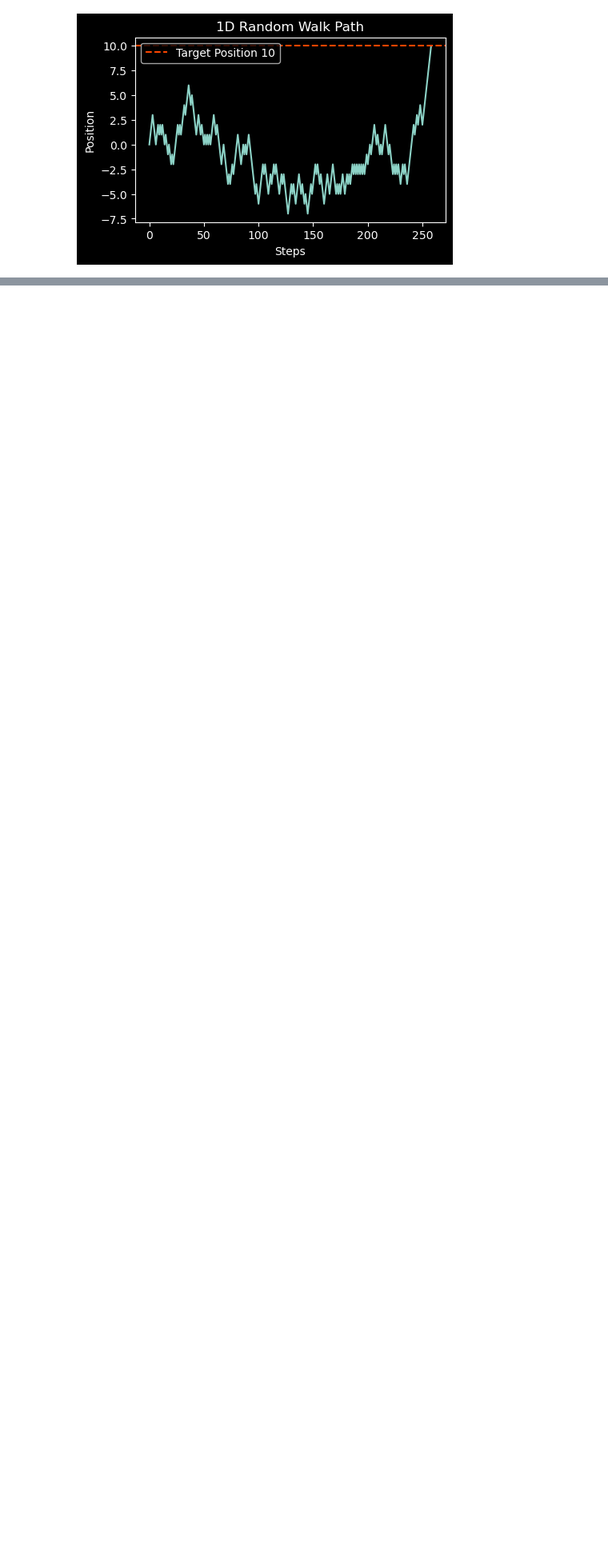
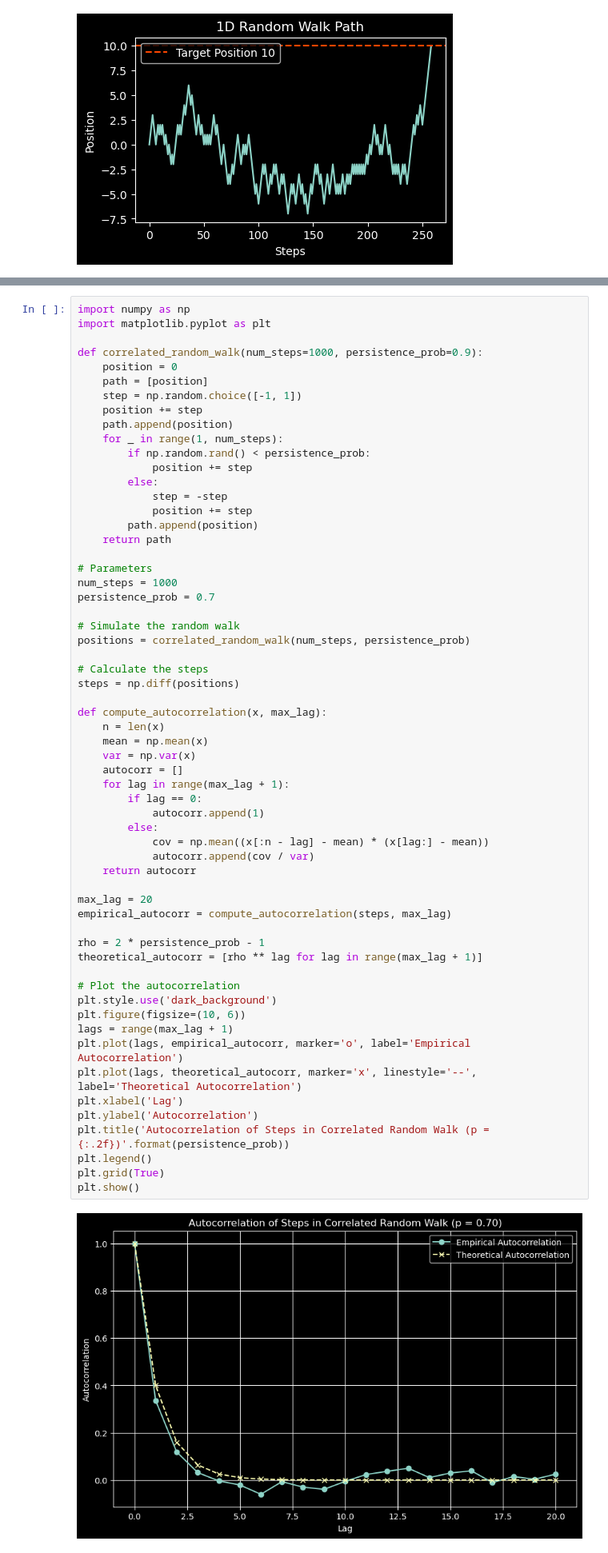
Before and after one commit to CAS-ReproLab/FunWithModels, a Jupyter notebook: Random Walks/1D_SRW.ipynb, the cells around one changed output, grey strips where cells are left out. Shown: that part at 80% size. Saved outputs shown, nothing was run; the diff lists cells and outputs as text; blank space fills up the shorter version.

```diff
--- a/Random Walks/1D_SRW.ipynb
+++ b/Random Walks/1D_SRW.ipynb
@@ -473,0 +395,62 @@ with plt.style.context('dark_background'):
+# %%
+import numpy as np
+import matplotlib.pyplot as plt
+
+def correlated_random_walk(num_steps=1000, persistence_prob=0.9):
+    position = 0
+    path = [position]
+    step = np.random.choice([-1, 1])
+    position += step
+    path.append(position)
+    for _ in range(1, num_steps):
+        if np.random.rand() < persistence_prob:
+            position += step
+        else:
+            step = -step
+            position += step
+        path.append(position)
+    return path
+
+# Parameters
+num_steps = 1000
+persistence_prob = 0.7
+
+# Simulate the random walk
+positions = correlated_random_walk(num_steps, persistence_prob)
+
+# Calculate the steps
+steps = np.diff(positions)
+
+def compute_autocorrelation(x, max_lag):
+    n = len(x)
+    mean = np.mean(x)
+    var = np.var(x)
+    autocorr = []
+    for lag in range(max_lag + 1):
+        if lag == 0:
+            autocorr.append(1)
+        else:
+            cov = np.mean((x[:n - lag] - mean) * (x[lag:] - mean))
+            autocorr.append(cov / var)
+    return autocorr
+
+max_lag = 20
+empirical_autocorr = compute_autocorrelation(steps, max_lag)
+
+rho = 2 * persistence_prob - 1
+theoretical_autocorr = [rho ** lag for lag in range(max_lag + 1)]
+
+# Plot the autocorrelation
+plt.style.use('dark_background')
+plt.figure(figsize=(10, 6))
+lags = range(max_lag + 1)
+plt.plot(lags, empirical_autocorr, marker='o', label='Empirical Autocorrelation')
+plt.plot(lags, theoretical_autocorr, marker='x', linestyle='--', label='Theoretical Autocorrelation')
+plt.xlabel('Lag')
+plt.ylabel('Autocorrelation')
+plt.title('Autocorrelation of Steps in Correlated Random Walk (p = {:.2f})'.format(persistence_prob))
+plt.legend()
+plt.grid(True)
+plt.show()
+# %% [output]
+[figure, added]
```
Also changed, not shown: parts of 2 cells of this notebook.
